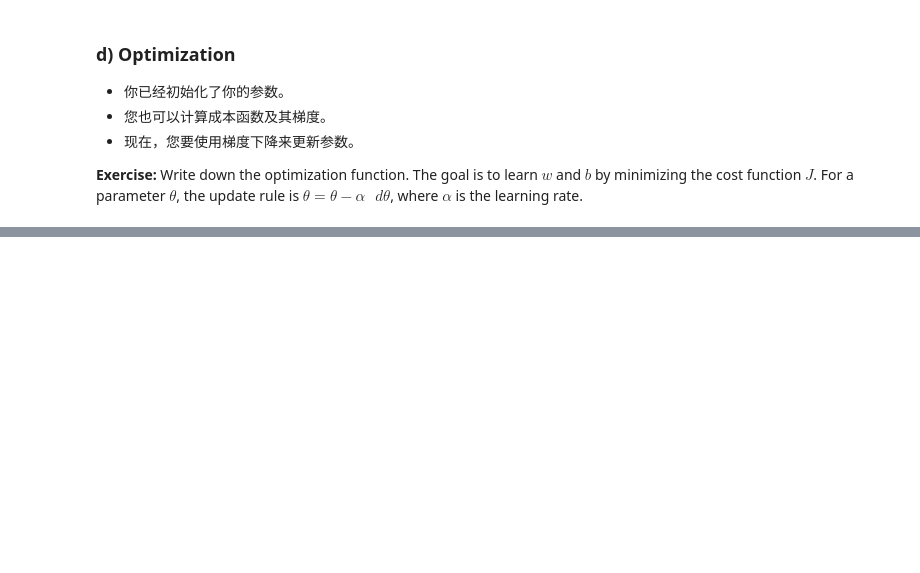
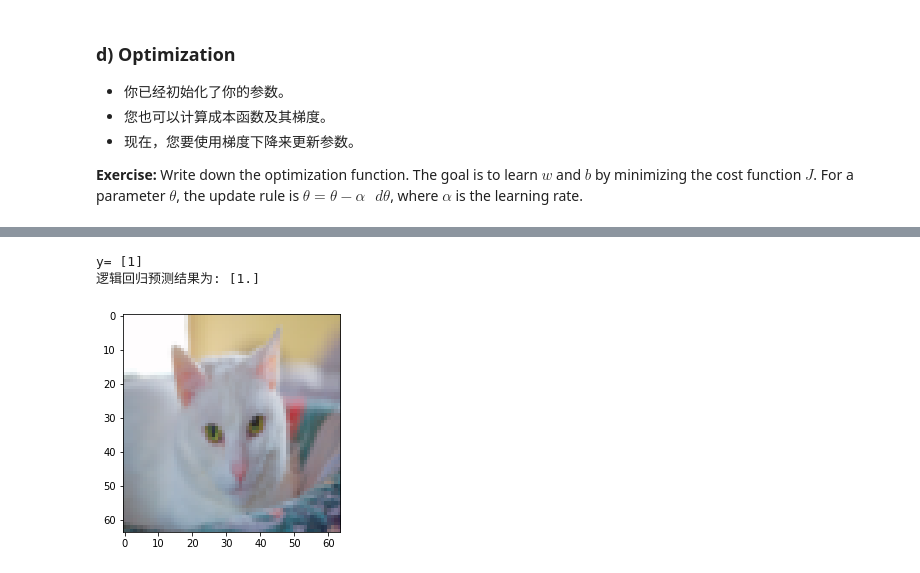
Before and after one commit to CPALyth/AndrewNg_DL_Assignment, a Jupyter notebook: 1 神经网络和深度学习/Week2 神经网络基础/任务2/任务2.ipynb, the cells around one changed output, grey strips where cells are left out. Drawn from its saved outputs; the diff is of its cells as text; code cells hidden in the pictures; blank space fills up the shorter version.

```diff
--- a/1 神经网络和深度学习/Week2 神经网络基础/任务2/任务2.ipynb
+++ b/1 神经网络和深度学习/Week2 神经网络基础/任务2/任务2.ipynb
@@ -153,7 +159,7 @@ print(ret)
 **Exercise:** 在下面的单元格中实现参数初始化。您必须将w初始化为零向量。如果您不知道要使用哪个numpy函数，请在Numpy库文档中查找 np.zeros()。
 # %%
 def initialize_with_zeros(dim):
-    w = np.zeros((dim,1))
+    w = np.zeros((1,dim))
     b = 0
     return w,b
 # %%
@@ -228,0 +283,11 @@ cost= 1.2402453763962036
+# %%
+def predict(w, b, X):
+    n0 = X.shape[0]
+    m = X.shape[1]
+    Y_prediction = np.zeros((1,m))
+    w = w.reshape(1, n0)
+
+    A = sigmoid(np.dot(w,X)+ b)
+    for i in range(m):
+        Y_prediction[0,i] = 0 if A[0,i] < 0.5 else 1
+    return Y_prediction
@@ -228,0 +310,27 @@ cost= 1.2402453763962036
+# %%
+def model(X_train, Y_train, X_test, Y_test, num_iter=2000, learning_rate=0.5):
+    n0 = X_train.shape[0]
+    m_train = X_train.shape[1]
+    m_test = X_test.shape[1]
+    w, b = initialize_with_zeros(X_train.shape[0])
+    params, grads, costs = optimize(w, b, X_train, Y_train, num_iter, learning_rate)
+    w = params["w"]
+    b = params["b"]
+    # 计算训练集准确率
+    Y_hat_train = predict(w,b,X_train)
+    print("训练集准确率：{}%".format(100 - 100*np.sum(np.abs(Y_hat_train-Y_train))/m_train))
+    # 计算测试集准确率
+    Y_hat_test = predict(w,b,X_test)
+    print("测试集准确率：{}%".format(100 - 100*np.sum(np.abs(Y_hat_test-Y_test))/m_test))
+    d = {
+        "costs":costs,
+        "Y_hat_train":Y_hat_train,
+        "Y_hat_test":Y_hat_test,
+        "w":w,
+        "b":b,
+        "learning_rate":learning_rate,
+        "num_iter":num_iter
+    }
+    return d
+# %%
+d = model(train_set_x, train_set_y, test_set_x, test_set_y, num_iter=2000, learning_rate=0.010)
@@ -228,0 +359,9 @@ cost= 1.2402453763962036
+# %%
+index = 2
+plt.imshow(test_set_x[:, index].reshape((num_px,num_px,3)))
+print("y=", test_set_y[:, index])
+print("逻辑回归预测结果为:", d["Y_hat_test"][:,index])
+# %% [output]
+y= [1]
+逻辑回归预测结果为: [1.]
+[figure, added]
```
Also changed, not shown: parts of 23 cells of this notebook, 4 other files.
